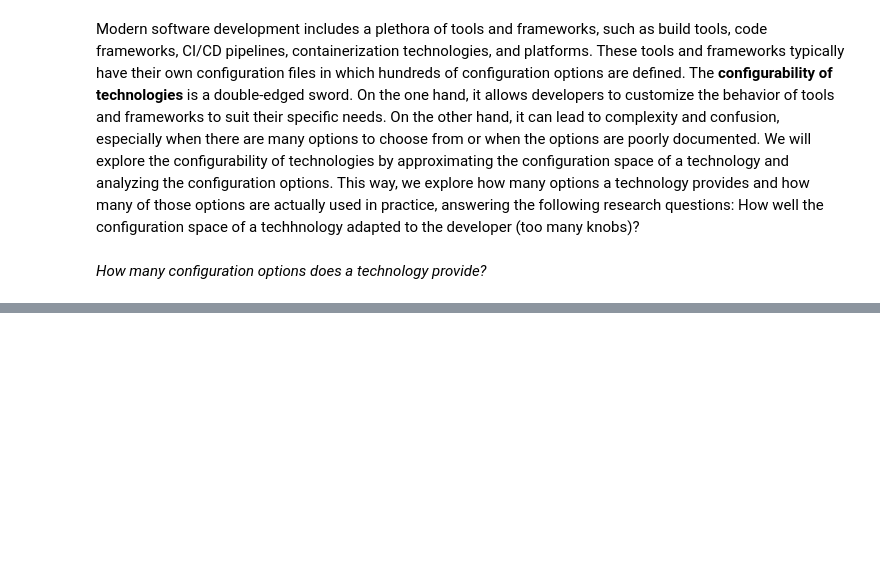
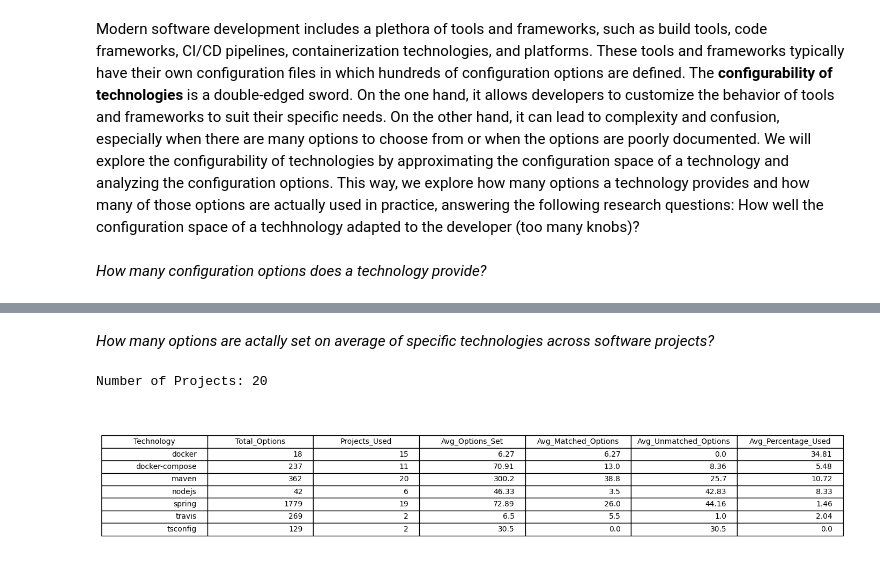
Before and after one commit to simisimon/config-space, a Jupyter notebook: notebooks/configurability_technologies.ipynb, the cells around one changed output, grey strips where cells are left out. Saved outputs shown, nothing was run; the diff lists cells and outputs as text; code cells hidden in the pictures; blank space fills up the shorter version.

```diff
--- a/notebooks/configurability_technologies.ipynb
+++ b/notebooks/configurability_technologies.ipynb
@@ -260,0 +151,49 @@ Unmatched {'env.global.secure/GeONVsTD48Y88CKoqupo/FC1Gy0eCrT1UNylvMzz5VYcLhWcUc
+# %% [markdown]
+*How many options are actally set on average of specific technologies across software projects?*
+# %%
+def get_all_project_stats(technology_files: List[str], project_option_files: List[str]) -> pd.DataFrame:
+    all_results = []
+
+    for project_file in project_option_files:
+        project_name = project_file.split("/")[-1].split("_options")[0]  # adjust split pattern as needed
+        df_project = get_options_per_project(technology_files, project_file)
+        df_project["Project"] = project_name
+        all_results.append(df_project)
+
+    return pd.concat(all_results, ignore_index=True)
+
+
+def compute_technology_averages(df: pd.DataFrame) -> pd.DataFrame:
+    grouped = df.groupby("Technology").agg(
+        Total_Options=("Total Options", "first"),
+        Projects_Used=("Project_Used", "sum"),
+        Avg_Options_Set=("Options Set", "mean"),
+        Avg_Matched_Options=("Matched Options", "mean"),
+        Avg_Unmatched_Options=("Unmatched Options", "mean"),
+        Avg_Percentage_Used=("Percentage Used", "mean"),
+    ).round(2)
+    return grouped.reset_index()
+
+
+property_files = glob.glob("../data/technology/*.properties")
+project_files = glob.glob("../data/options/microservice_projects/*_options_latest.csv")
+
+all_project_data = get_all_project_stats(property_files, project_files)
+avg_stats = compute_technology_averages(all_project_data)
+
+print("Number of Projects:", len(all_project_data["Project"].unique()))
+avg_stats
+
+# Create figure and add table
+fig, ax = plt.subplots(figsize=(14, 3))
+ax.axis("off")  # Hide axes
+table = ax.table(cellText=avg_stats.values, colLabels=avg_stats.columns, loc="center")
+table.auto_set_font_size(False)
+table.set_fontsize(10)
+table.scale(1.2, 1.2)  # Optional: scale for readability
+
+plt.tight_layout()
+plt.show()
+# %% [output]
+Number of Projects: 20
+[figure, added]
```
Also changed, not shown: parts of 10 cells of this notebook, 20 other files.
